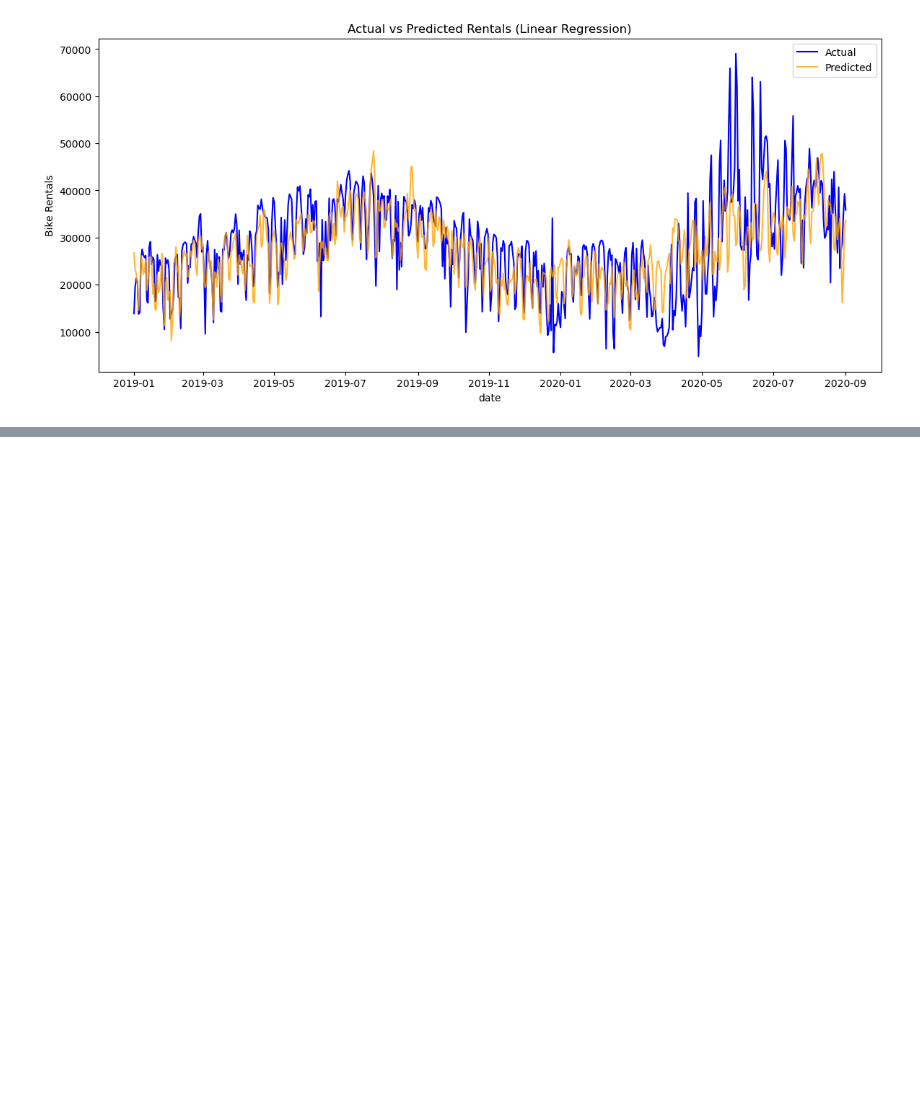
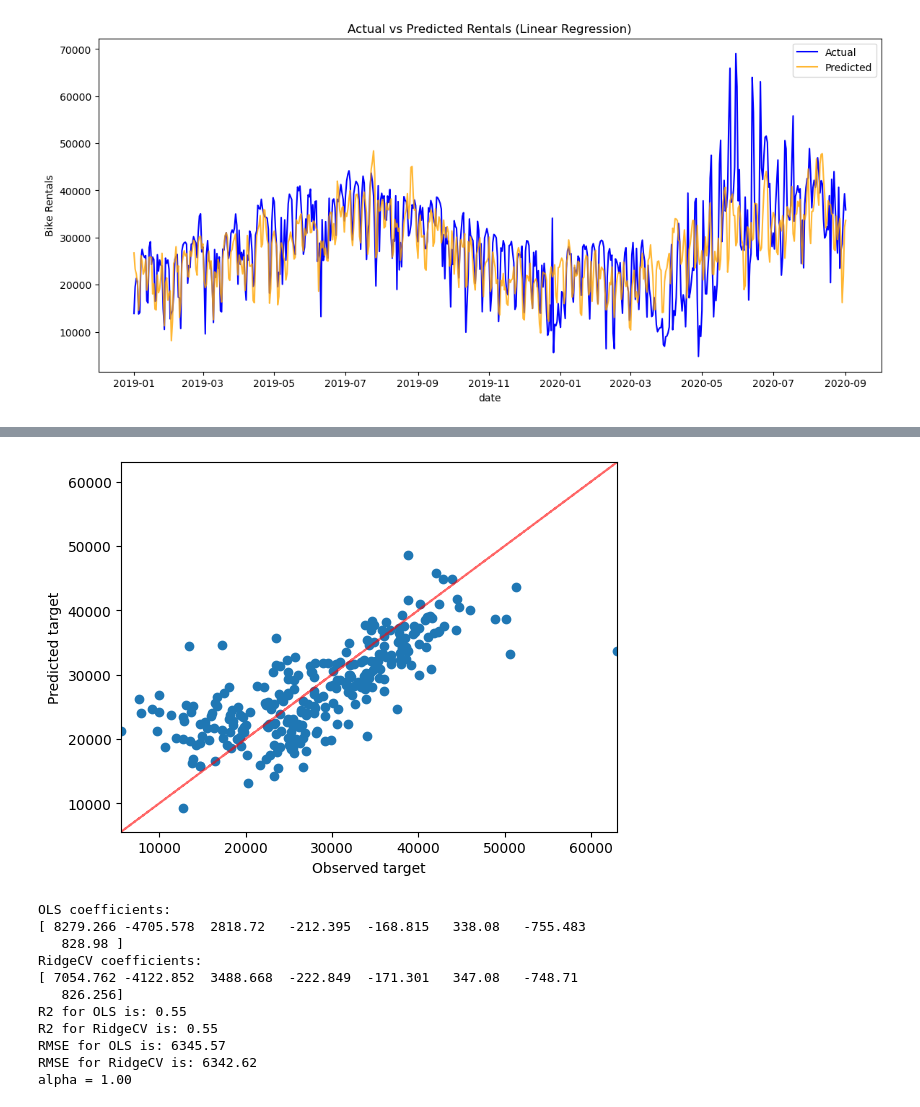
Before and after one commit to LotsAr/DataDrivenProject, a Jupyter notebook: ProjectCode.ipynb, the cells around one changed output, grey strips where cells are left out. Cells and saved outputs as stored; diff of their text form; code cells hidden in the pictures; blank space fills up the shorter version.

```diff
--- a/ProjectCode.ipynb
+++ b/ProjectCode.ipynb
@@ -573,0 +690,42 @@ Suspicious Coefficients:
+# %%
+from sklearn.linear_model import RidgeCV
+
+RidgeCV_reg = RidgeCV(alphas=(0.1, 0.5, 1, 5, 10, 50), cv=5).fit(X0_train, y_train)
+y_pred_RidgeCV = RidgeCV_reg.predict(X0_test)
+
+plt.scatter(y_test, y_pred_RidgeCV)
+plt.plot(y_test, y_test, c='r', alpha=0.6, ls='--')
+plt.xlim(y_test.min()-1, y_test.max()+1)
+plt.ylim(y_test.min()-1, y_test.max()+1)
+plt.xlabel('Observed target')
+plt.ylabel('Predicted target')
+plt.show()
+
+print('OLS coefficients: ')
+print(np.round(OLS_reg.coef_, 3))
+
+print('RidgeCV coefficients: ')
+print(np.round(RidgeCV_reg.coef_, 3))
+
+r2_ridgeCV = r2_score(y_test, y_pred_RidgeCV)
+rmse_ridgeCV = root_mean_squared_error(y_test, y_pred_RidgeCV)
+
+print(f'R2 for OLS is: {r2_ols:.2f}')
+print(f'R2 for RidgeCV is: {r2_ridgeCV:.2f}')
+print(f'RMSE for OLS is: {rmse_ols:.2f}')
+print(f'RMSE for RidgeCV is: {rmse_ridgeCV:.2f}')
+
+print(f'alpha = {RidgeCV_reg.alpha_:.2f}')
+# %% [output]
+[figure, added]
+OLS coefficients:
+[ 8279.266 -4705.578  2818.72   -212.395  -168.815   338.08   -755.483
+   828.98 ]
+RidgeCV coefficients:
+[ 7054.762 -4122.852  3488.668  -222.849  -171.301   347.08   -748.71
+   826.256]
+R2 for OLS is: 0.55
+R2 for RidgeCV is: 0.55
+RMSE for OLS is: 6345.57
+RMSE for RidgeCV is: 6342.62
+alpha = 1.00
```
Also changed, not shown: parts of 22 cells of this notebook.
